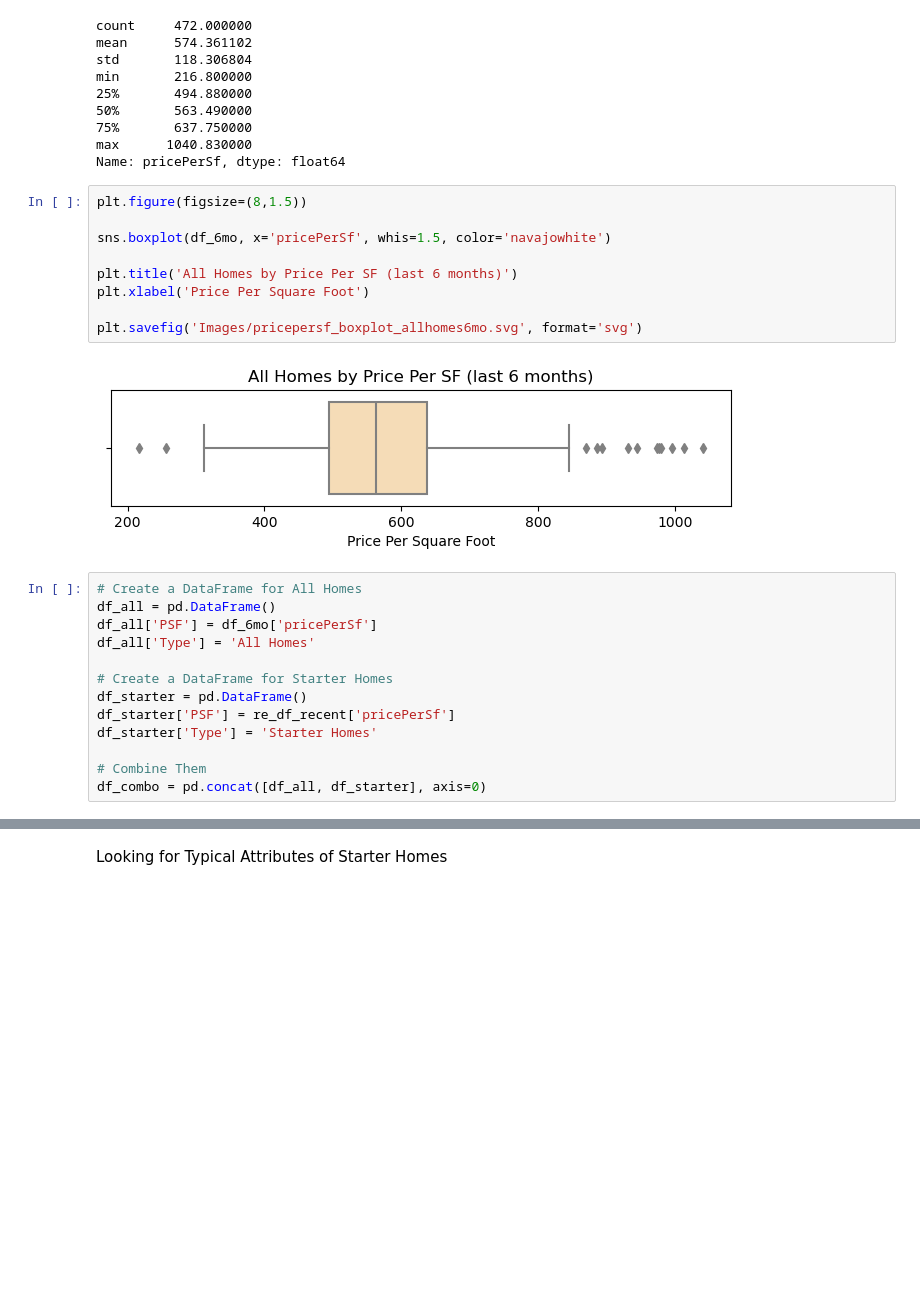
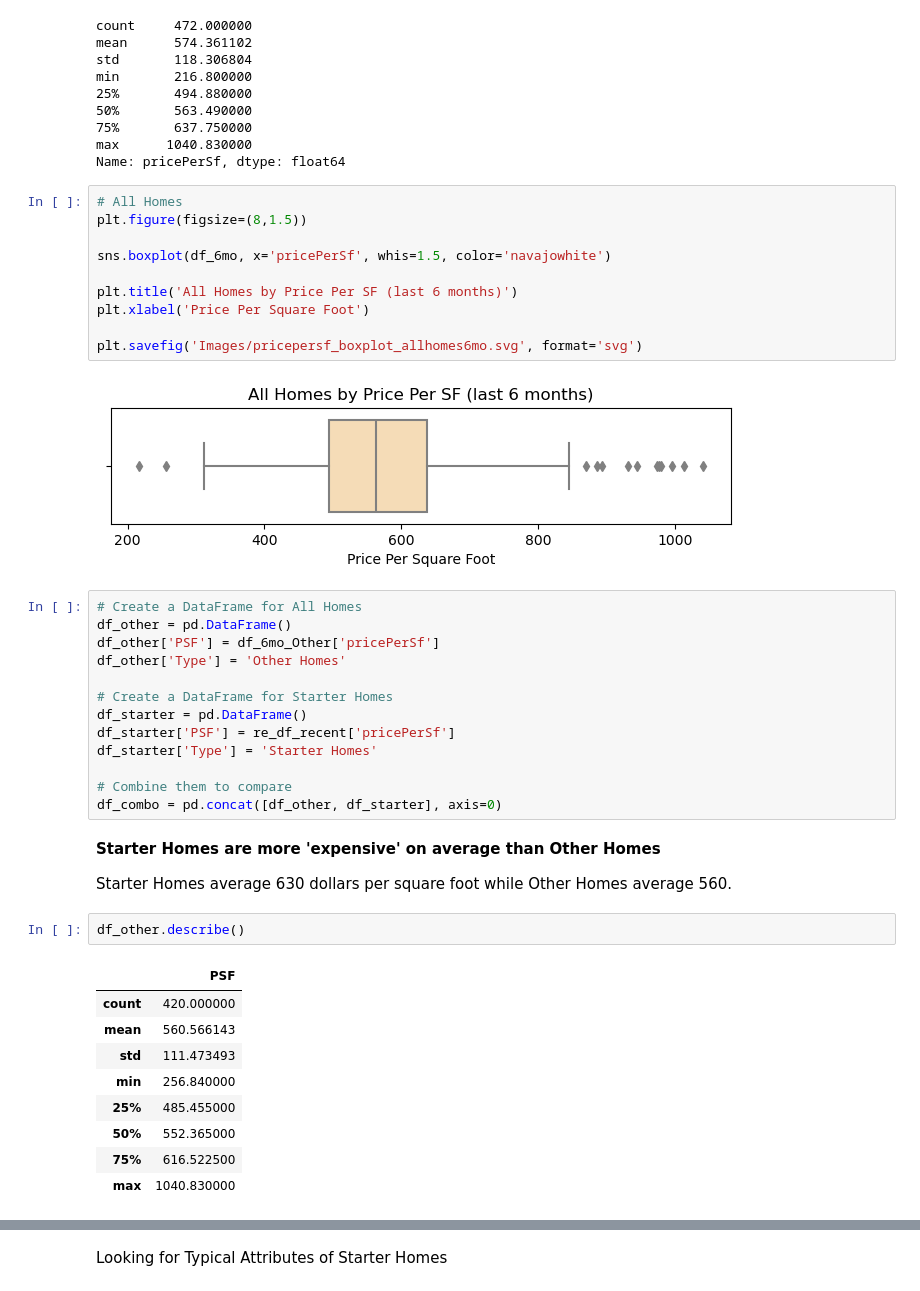
Before and after one commit to StarkArk/Local_Real_Estate_Analysis, a Jupyter notebook: real_estate_eda.ipynb, the cells around one changed output, grey strips where cells are left out. Drawn from its saved outputs; the diff is of its cells as text; blank space fills up the shorter version.

```diff
--- a/real_estate_eda.ipynb
+++ b/real_estate_eda.ipynb
@@ -259,6 +256,7 @@ min       216.800000
 max      1040.830000
 Name: pricePerSf, dtype: float64
 # %%
+# All Homes
 plt.figure(figsize=(8,1.5))
 
 sns.boxplot(df_6mo, x='pricePerSf', whis=1.5, color='navajowhite')
@@ -271,16 +269,32 @@ plt.savefig('Images/pricepersf_boxplot_allhomes6mo.svg', format='svg')
 [figure]
 # %%
 # Create a DataFrame for All Homes
-df_all = pd.DataFrame()
-df_all['PSF'] = df_6mo['pricePerSf']
-df_all['Type'] = 'All Homes'
+df_other = pd.DataFrame()
+df_other['PSF'] = df_6mo_Other['pricePerSf']
+df_other['Type'] = 'Other Homes'
 
 # Create a DataFrame for Starter Homes
 df_starter = pd.DataFrame()
 df_starter['PSF'] = re_df_recent['pricePerSf']
 df_starter['Type'] = 'Starter Homes'
 
-# Combine Them
-df_combo = pd.concat([df_all, df_starter], axis=0)
+# Combine them to compare
+df_combo = pd.concat([df_other, df_starter], axis=0)
+# %% [markdown]
+**Starter Homes are more 'expensive' on average than Other Homes**
+
+Starter Homes average 630 dollars per square foot while Other Homes average 560.
+# %%
+df_other.describe()
+# %% [output]
+|  | PSF |
+| count | 420.000000 |
+| mean | 560.566143 |
+| std | 111.473493 |
+| min | 256.840000 |
+| 25% | 485.455000 |
+| 50% | 552.365000 |
+| 75% | 616.522500 |
+| max | 1040.830000 |
 # %%
 # Plot the Comparison
```
Also changed, not shown: parts of 4 cells of this notebook, 6 other files.
